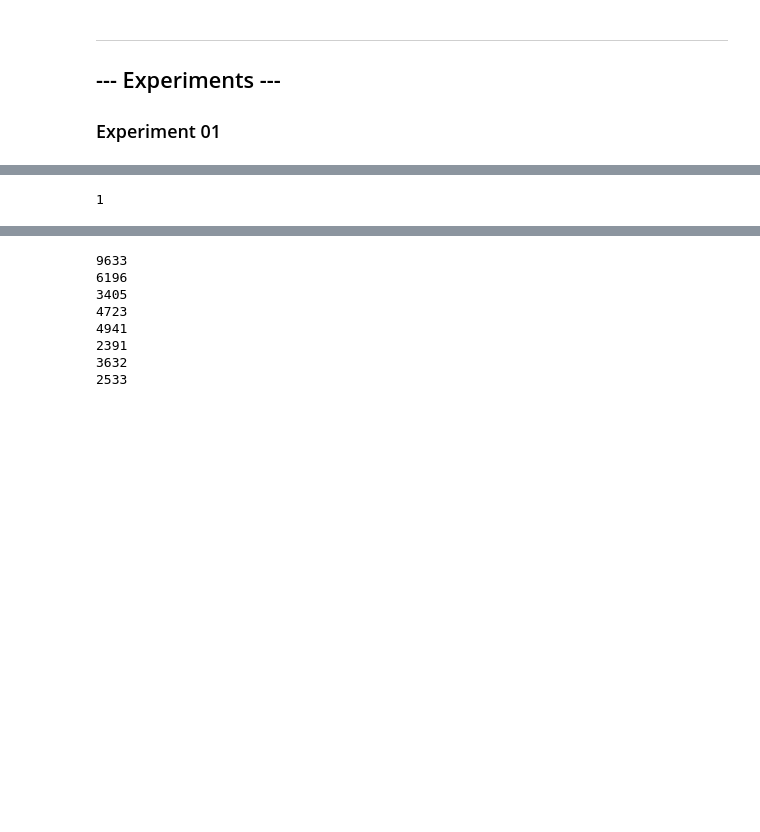
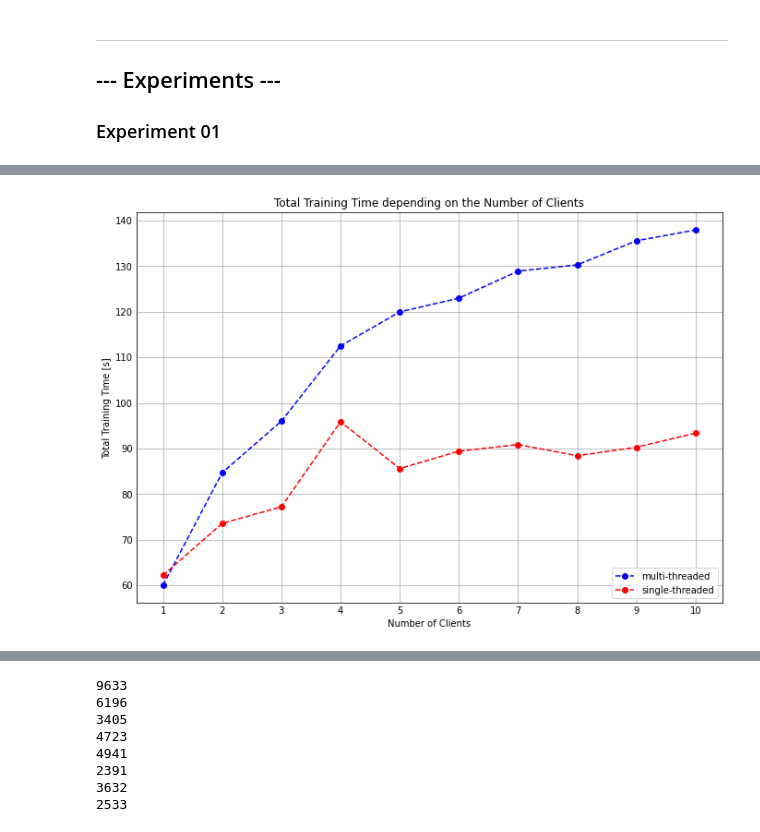
Before and after one commit to jan-kreischer/FedRL-for-IoT-Security, a Jupyter notebook: prototypes/prototype_01/prototype-01.ipynb, the cells around one changed output, grey strips where cells are left out. Saved outputs shown, nothing was run; the diff lists cells and outputs as text; code cells hidden in the pictures; blank space fills up the shorter version.

```diff
--- a/prototypes/prototype_01/prototype-01.ipynb
+++ b/prototypes/prototype_01/prototype-01.ipynb
@@ -1069,19 +944,0 @@ os.cpu_count() function.
-# %%
-import matplotlib.pyplot as plt
-import numpy as np
-
-plt.style.use('_mpl-gallery')
-
-# make data
-x = np.linspace(0, 10, 100)
-y = 4 + 2 * np.sin(2 * x)
-
-# plot
-fig, ax = plt.subplots()
-
-ax.plot(x, y, linewidth=2.0)
-
-ax.set(xlim=(0, 8), xticks=np.arange(1, 8),
-       ylim=(0, 8), yticks=np.arange(1, 8))
-
-plt.show()
@@ -1192,5 +991,42 @@ for i in range(1,1):
-# %%
-import math
-math.ceil(0.2)
-# %% [output]
-1
+# %%
+single_threaded_training_times = {
+    1: 62.185861587524414,
+    2: 73.55881094932556,
+    3: 77.18544721603394,
+    4: 95.86744952201843,
+    5: 85.5958263874054,
+    6: 89.41081714630127,
+    7: 90.85983729362488,
+    8: 88.41040182113647,
+    9: 90.274986743927,
+    10: 93.36574625968933
+}
+
+multi_threaded_training_times = {
+    1: 59.996912240982056,
+    2: 84.69177293777466,
+    3: 95.97647094726562,
+    4: 112.5046796798706,
+    5: 119.96393752098083,
+    6: 122.97974967956543,
+    7: 128.90417885780334,
+    8: 130.29015493392944,
+    9: 135.57496786117554,
+    10: 137.94399547576904
+}
+
+plt.figure(figsize=(9,6))
+xlabel = "Number of Clients"
+ylabel = "Total Training Time"
+plt.xlabel(xlabel)
+plt.ylabel(f"{ylabel} [s]")
+plt.title(f"{ylabel} depending on the {xlabel}")
+plt.xticks(np.arange(1, 11, 1))
+#plt.figure(facecolor='white')
+plt.plot(list(multi_threaded_training_times.keys()), list(multi_threaded_training_times.values()), color="#0000FF", marker='o', linestyle='dashed', label='multi-threaded')
+plt.plot(list(single_threaded_training_times.keys()), list(single_threaded_training_times.values()), color="#FF0000", marker='o', linestyle='dashed', label='single-threaded')
+plt.legend(loc ="lower right")
+plt.savefig("prototypes/prototype_01/total_training_time_anaylsis.jpg", dpi=150, bbox_inches = "tight", transparent=False)
+plt.show()
+# %% [output]
+[figure, added]
```
Also changed, not shown: parts of 24 cells of this notebook.
